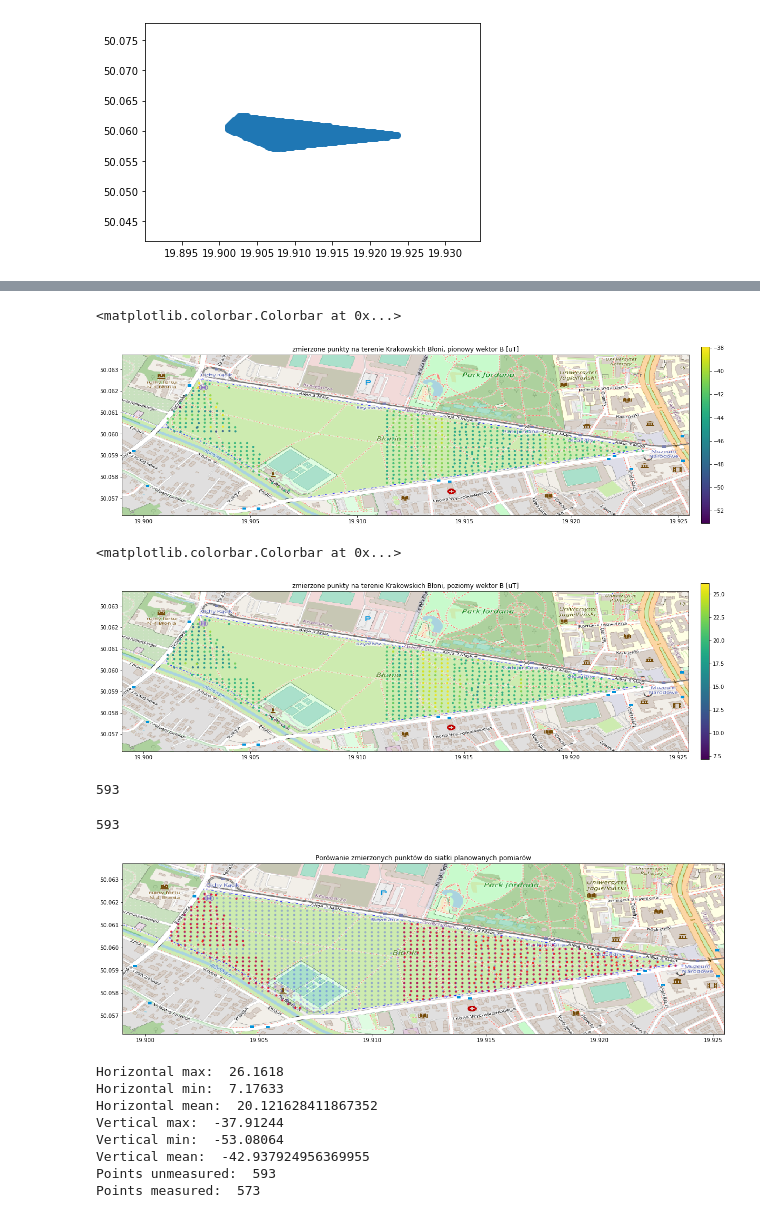
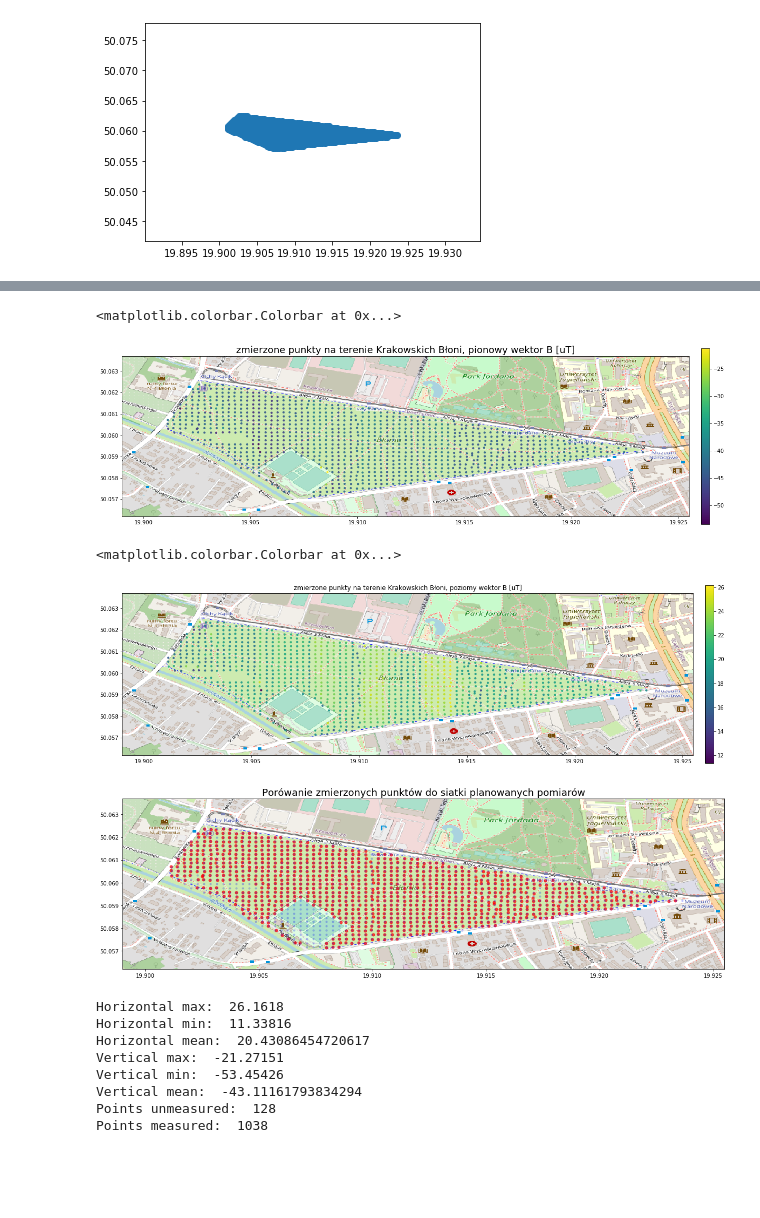
Before and after one commit to JTMalczewski/Magnetic_Data, a Jupyter notebook: data_visualisation/create_and_draw_points.ipynb, the cells around one changed output, grey strips where cells are left out. Saved outputs shown, nothing was run; the diff lists cells and outputs as text; code cells hidden in the pictures; blank space fills up the shorter version.

```diff
--- a/data_visualisation/create_and_draw_points.ipynb
+++ b/data_visualisation/create_and_draw_points.ipynb
@@ -14,6 +16,22 @@ In this script We generate points to mesure. Corners of Blonia:
 # %%
 def to_decimal(deg,min,sec):
     return deg + (1/60)*min + (1/3600)*sec
+# %%
+def sign(p1,p2,p3):
+    return (p1[0] - p3[0]) * (p2[1] - p3[1]) - (p2[0] - p3[0]) * (p1[1] - p3[1])
+
+def PointInTriangle(pt: list,v1: list,v2: list,v3: list) -> bool:
+    '''
+    Function for checking if giving point pt
+    is in triangle with vertices v1, v2, v3
+    '''
+    d1 = sign(pt, v1, v2)
+    d2 = sign(pt, v2, v3)
+    d3 = sign(pt, v3, v1)
+    has_neg = (d1 < 0) or (d2 < 0) or (d3 < 0)
+    has_pos = (d1 > 0) or (d2 > 0) or (d3 > 0)
+
+    return not(has_neg and has_pos)
 # %%
 point_1_y = to_decimal(50,3,45.2)
 point_1_x = to_decimal(19,54,9.1)
@@ -62,18 +80,6 @@ Ex = 50.0637389875082
 Dx
 # %% [output]
 19.923921
-# %%
-def sign(p1,p2,p3):
-    return (p1[0] - p3[0]) * (p2[1] - p3[1]) - (p2[0] - p3[0]) * (p1[1] - p3[1])
-
-def PointInTriangle(pt,v1,v2,v3):
-    d1 = sign(pt, v1, v2)
-    d2 = sign(pt, v2, v3)
-    d3 = sign(pt, v3, v1)
-    has_neg = (d1 < 0) or (d2 < 0) or (d3 < 0)
-    has_pos = (d1 > 0) or (d2 > 0) or (d3 > 0)
-
-    return not(has_neg and has_pos)
 # %%
 triangle = [[Ax,Ay],[Bx,By],[Cx,Cy],[Dx,Dy],[Ex,Ey]]
 last_one = []
@@ -145,6 +151,6 @@ ax.imshow(Blonia, zorder=0, extent = BBox, aspect= 'equal')
 # %%
 import csv
-file = open('11_02_2022.csv')
+file = open('18_02_2022.csv')
 csvreader = csv.reader(file)
 header = []
 header = next(csvreader)
@@ -219,15 +241,15 @@ colors=vertical_measured_normalized
 #colors = np.array([float(i) for i in vertical_measured])*-0.01
 points_measured=coordinates_measured
 fig, ax = plt.subplots(figsize = (20,10))
-ax.scatter(points_measured.T[0], points_measured.T[1], zorder=1, alpha= 0.9, c=colors, s=10)
-ax.set_title('zmierzone punkty na terenie Krakowskich Błoni, pionowy wektor B [uT]')
+ax.scatter(points_measured.T[0], points_measured.T[1], zorder=1, alpha= 0.9, c=colors_1, s=10)
+ax.set_title('zmierzone punkty na terenie Krakowskich Błoni, pionowy wektor B [uT]',fontsize=18)
 ax.set_xlim(BBox[0],BBox[1])
 ax.set_ylim(BBox[2],BBox[3])
 im = ax.imshow(Blonia, zorder=0, extent = BBox, aspect= 'equal',vmin=min(vertical_measured),vmax=max(vertical_measured))
 fig.colorbar(im,ax=ax,fraction=0.015, pad=0.02)
 # %% [output]
 <matplotlib.colorbar.Colorbar at 0x...>
-[figure, old version]
+[figure, new version]
 # %%
 horizontal_measured=np.array([float(i) for i in horizontal_measured])
 horizontal_measured_range = max(horizontal_measured) - min(horizontal_measured)
@@ -235,38 +257,30 @@ horizontal_measured_normalized = []
 for i in range(len(horizontal_measured)):
     horizontal_measured_normalized.append((horizontal_measured[i]-min(horizontal_measured))/horizontal_measured_range)
 #colors = np.array([float(i) for i in horizontal_measured])*-0.01
-colors=horizontal_measured_normalized
+colors_2=horizontal_measured_normalized
 # %%
 points_measured=coordinates_measured
 fig, ax = plt.subplots(figsize = (20,10))
-ax.scatter(points_measured.T[0], points_measured.T[1], zorder=1, alpha= 0.9, c=colors, s=10)
+ax.scatter(points_measured.T[0], points_measured.T[1], zorder=1, alpha= 0.9, c=colors_2, s=10)
 ax.set_title('zmierzone punkty na terenie Krakowskich Błoni, poziomy wektor B [uT]')
 ax.set_xlim(BBox[0],BBox[1])
 ax.set_ylim(BBox[2],BBox[3])
 im = ax.imshow(Blonia, zorder=0, extent = BBox, aspect= 'equal', vmin=min(horizontal_measured),vmax=max(horizontal_measured))
 fig.colorbar(im,ax=ax,fraction=0.015, pad=0.02)
 # %% [output]
 <matplotlib.colorbar.Colorbar at 0x...>
-[figure, old version]
+[figure, new version]
-# %%
-len(part_two.T[0])-len(colors)
-# %% [output]
-593
-# %%
-count_to_measure
-# %% [output]
-593
 # %%
 points_measured=coordinates_measured
 fig, ax = plt.subplots(figsize = (20,10))
-ax.scatter(points_measured.T[0], points_measured.T[1], zorder=1, alpha= 0.7, c='r', s=10)
+ax.scatter(points_measured.T[0], points_measured.T[1], zorder=1, alpha= 0.7, c='r', s=25)
 ax.scatter(part_two.T[0], part_two.T[1], zorder=1, alpha= 0.2, c='b', s=10)
-ax.set_title('Porówanie zmierzonych punktów do siatki planowanych pomiarów')
+ax.set_title('Porówanie zmierzonych punktów do siatki planowanych pomiarów',fontsize=18)
 ax.set_xlim(BBox[0],BBox[1])
 ax.set_ylim(BBox[2],BBox[3])
 im = ax.imshow(Blonia, zorder=0, extent = BBox, aspect= 'equal')
 # %% [output]
-[figure, old version]
+[figure, new version]
 # %%
 print("Horizontal max: ", max([float(i) for i in horizontal_measured]))
 print("Horizontal min: ", min([float(i) for i in horizontal_measured]))
@@ -278,13 +292,13 @@ print("Points unmeasured: ",count_to_measure)
 print("Points measured: ",len(horizontal_measured))
 # %% [output]
 Horizontal max:  26.1618
-Horizontal min:  7.17633
-Horizontal mean:  20.121628411867352
-Vertical max:  -37.91244
-Vertical min:  -53.08064
-Vertical mean:  -42.937924956369955
-Points unmeasured:  593
-Points measured:  573
+Horizontal min:  11.33816
+Horizontal mean:  20.43086454720617
+Vertical max:  -21.27151
+Vertical min:  -53.45426
+Vertical mean:  -43.11161793834294
+Points unmeasured:  128
+Points measured:  1038
 # %%
 len(horizontal_measured)
 # %% [output]
```
Also changed, not shown: parts of 9 cells of this notebook, 20 other files.
